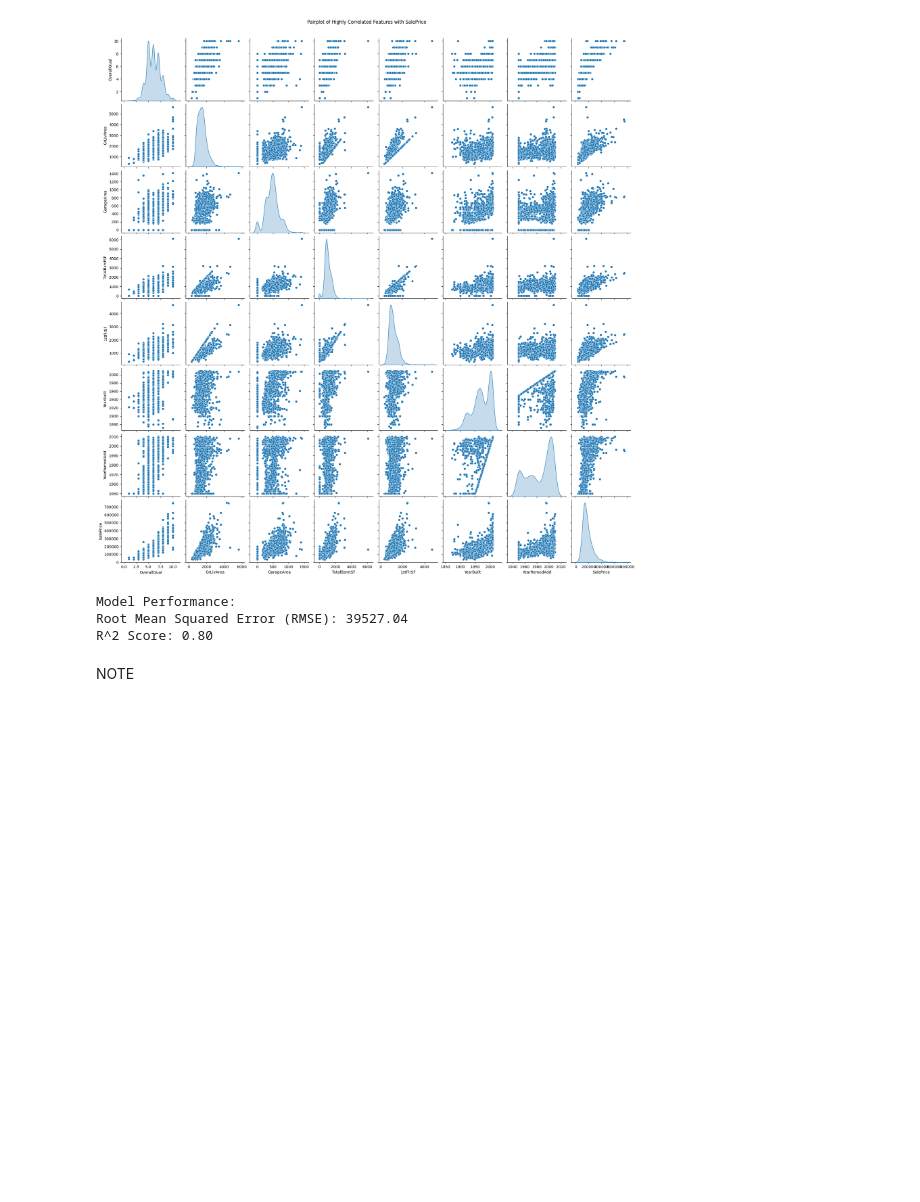
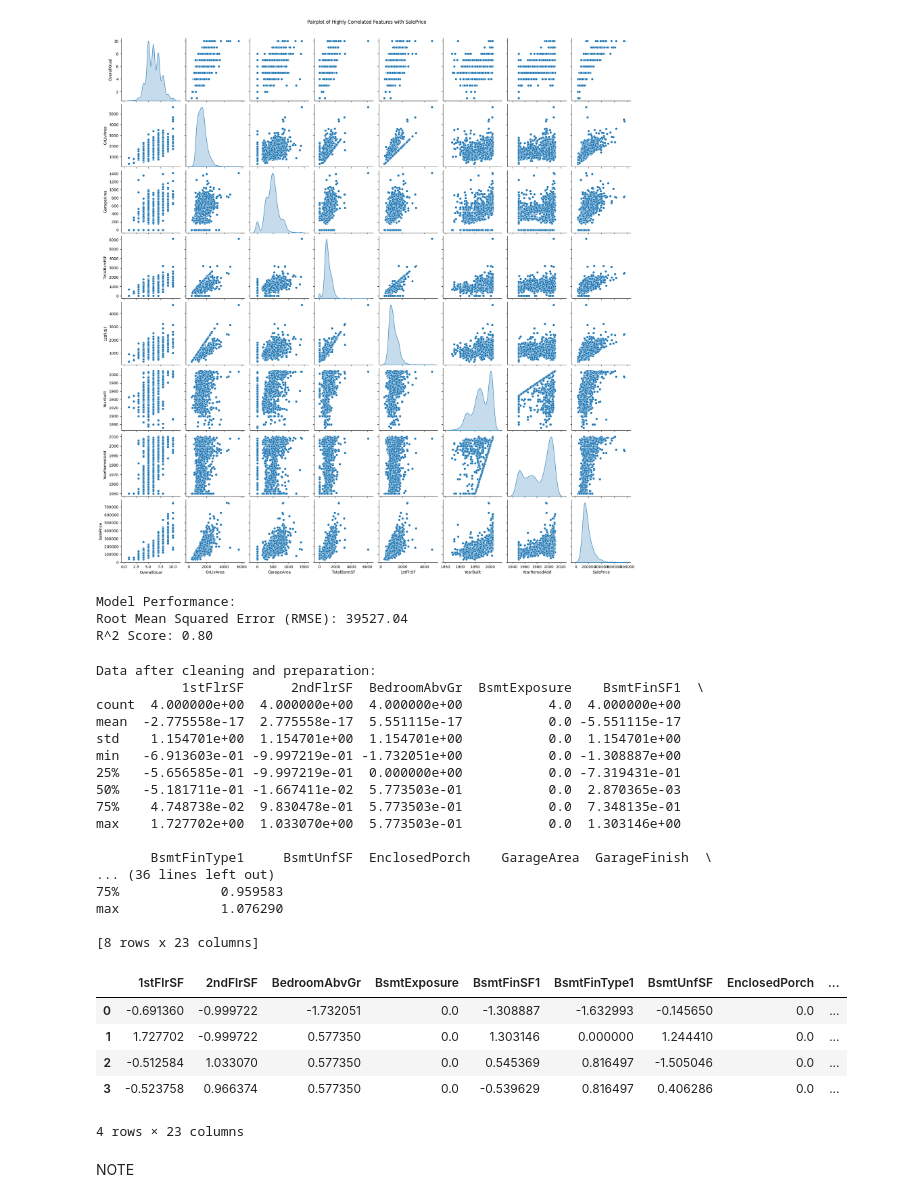
Before and after one commit to johnfurlong98/house_project1, a Jupyter notebook: jupyter_notebooks/Notebook_Template.ipynb, the cells around one changed output. Drawn from its saved outputs; the diff is of its cells as text; code cells hidden in the pictures; blank space fills up the shorter version.

Commit message:
Implemented data cleaning for the inherited houses dataset, addressing missing values, engineering new features, encoding categorical variables, standardizing numerical features, and summarizing the cleaned dataset for further analysis.

```diff
--- a/jupyter_notebooks/Notebook_Template.ipynb
+++ b/jupyter_notebooks/Notebook_Template.ipynb
@@ -1021,6 +1021,86 @@ print(f"R^2 Score: {r2:.2f}")
 Model Performance:
 Root Mean Squared Error (RMSE): 39527.04
 R^2 Score: 0.80
+# %%
+import pandas as pd
+from sklearn.preprocessing import StandardScaler
+
+# Load the inherited houses dataset
+inherited_houses_df = pd.read_csv('/workspace/house_project1/data/inherited_houses.csv')
+
+def clean_inherited_houses(data):
+    # Handling missing values:
+    # Fill missing numerical values with the median
+    for column in data.select_dtypes(include=['float64', 'int64']).columns:
+        data[column].fillna(data[column].median(), inplace=True)
+
+    # Fill missing categorical values with the mode
+    for column in data.select_dtypes(include=['object']).columns:
+        data[column].fillna(data[column].mode()[0], inplace=True)
+
+    # Feature Engineering:
+    # Create new features: HouseAge and YearsSinceRemodel
+    data['HouseAge'] = 2024 - data['YearBuilt']
+    data['YearsSinceRemodel'] = 2024 - data['YearRemodAdd']
+
+    # Drop original columns if needed
+    data.drop(['YearBuilt', 'YearRemodAdd'], axis=1, inplace=True)
+
+    # Encode Categorical Variables:
+    # Convert ordinal categories to numerical values
+    ordinal_mapping = {
+        'KitchenQual': {'Po': 1, 'Fa': 2, 'TA': 3, 'Gd': 4, 'Ex': 5},
+        'BsmtExposure': {'No': 1, 'Mn': 2, 'Av': 3, 'Gd': 4},
+        'BsmtFinType1': {'Unf': 1, 'LwQ': 2, 'Rec': 3, 'BLQ': 4, 'ALQ': 5, 'GLQ': 6},
+        'GarageFinish': {'Unf': 1, 'RFn': 2, 'Fin': 3}
+    }
+
+    for col, mapping in ordinal_mapping.items():
+        data[col] = data[col].map(mapping)
+
+    # Perform one-hot encoding on any remaining categorical variables
+    data = pd.get_dummies(data, drop_first=True)
+
+    # Standardize Numerical Features
+    scaler = StandardScaler()
+    numerical_features = data.select_dtypes(include=['float64', 'int64']).columns
+    data[numerical_features] = scaler.fit_transform(data[numerical_features])
+
+    # Display summary of cleaned data
+    print("Data after cleaning and preparation:")
+    print(data.describe())
+
+    return data
+
+# Clean the inherited houses dataset
+X_inherited_cleaned = clean_inherited_houses(inherited_houses_df)
+
+# Display the first few rows of the cleaned dataset
+X_inherited_cleaned.head()
+# %% [output]
+Data after cleaning and preparation:
+           1stFlrSF      2ndFlrSF  BedroomAbvGr  BsmtExposure    BsmtFinSF1  \
+count  4.000000e+00  4.000000e+00  4.000000e+00           4.0  4.000000e+00
+mean  -2.775558e-17  2.775558e-17  5.551115e-17           0.0 -5.551115e-17
+std    1.154701e+00  1.154701e+00  1.154701e+00           0.0  1.154701e+00
+min   -6.913603e-01 -9.997219e-01 -1.732051e+00           0.0 -1.308887e+00
+25%   -5.656585e-01 -9.997219e-01  0.000000e+00           0.0 -7.319431e-01
+50%   -5.181711e-01 -1.667411e-02  5.773503e-01           0.0  2.870365e-03
+75%    4.748738e-02  9.830478e-01  5.773503e-01           0.0  7.348135e-01
+max    1.727702e+00  1.033070e+00  5.773503e-01           0.0  1.303146e+00
+
+       BsmtFinType1     BsmtUnfSF  EnclosedPorch    GarageArea  GarageFinish  \
+... (36 lines left out)
+75%             0.959583
+max             1.076290
+
+[8 rows x 23 columns]
+|  | 1stFlrSF | 2ndFlrSF | BedroomAbvGr | BsmtExposure | BsmtFinSF1 | BsmtFinType1 | BsmtUnfSF | EnclosedPorch | ... |
+| 0 | -0.691360 | -0.999722 | -1.732051 | 0.0 | -1.308887 | -1.632993 | -0.145650 | 0.0 | ... |
+| 1 | 1.727702 | -0.999722 | 0.577350 | 0.0 | 1.303146 | 0.000000 | 1.244410 | 0.0 | ... |
+| 2 | -0.512584 | 1.033070 | 0.577350 | 0.0 | 0.545369 | 0.816497 | -1.505046 | 0.0 | ... |
+| 3 | -0.523758 | 0.966374 | 0.577350 | 0.0 | -0.539629 | 0.816497 | 0.406286 | 0.0 | ... |
+4 rows × 23 columns
 # %% [markdown]
 NOTE
 # %% [markdown]
```
